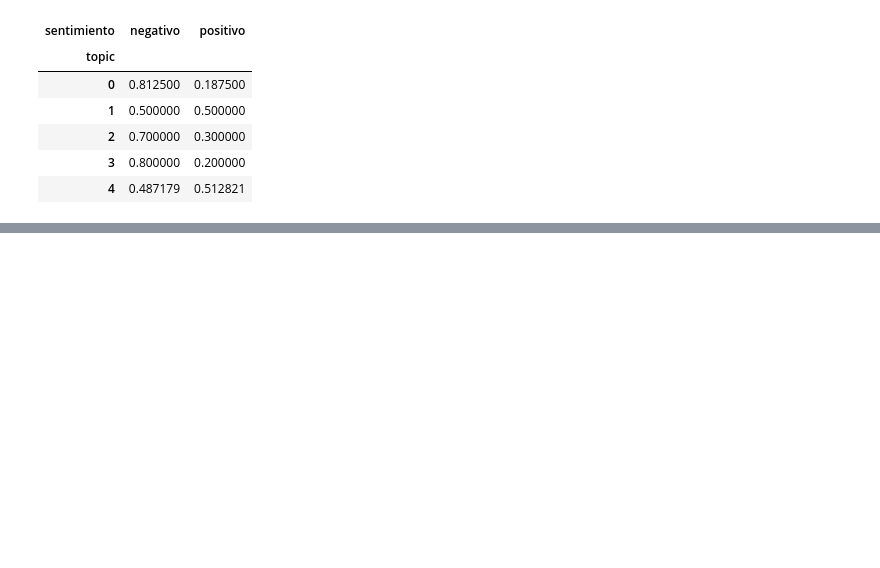
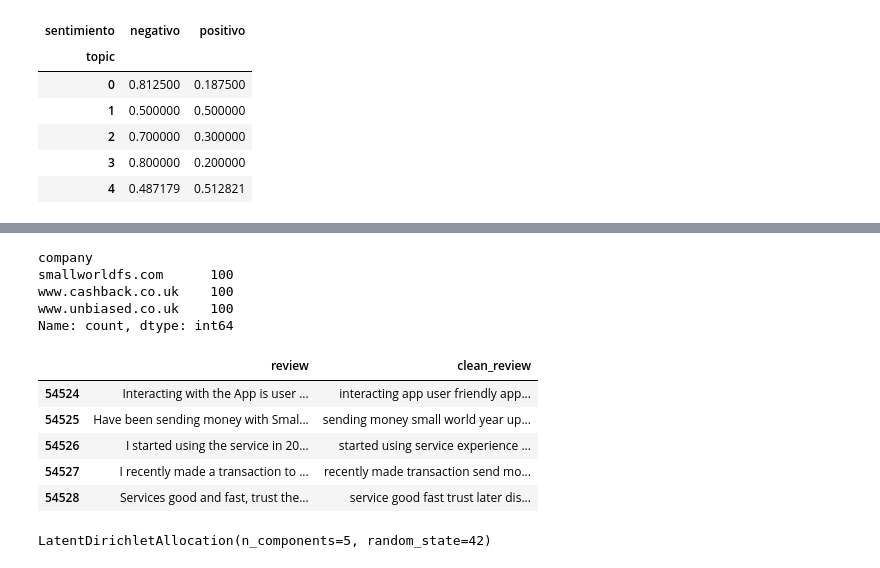
Before and after one commit to pepetorres80/trustpilot-nlp-project, a Jupyter notebook: notebooks/01_exploracion_y_seleccion_empresa.ipynb, the cells around one changed output, grey strips where cells are left out. Saved outputs shown, nothing was run; the diff lists cells and outputs as text; code cells hidden in the pictures; blank space fills up the shorter version.

```diff
--- a/notebooks/01_exploracion_y_seleccion_empresa.ipynb
+++ b/notebooks/01_exploracion_y_seleccion_empresa.ipynb
@@ -387,0 +465,34 @@ Se recomienda:
+# %%
+# Obtener sector
+sector = df_empresa["category"].iloc[0]
+
+# Filtrar sector
+df_sector = df[df["category"] == sector].copy()
+
+# Selección de competidores
+competidores = [
+    "www.cashback.co.uk",
+    "smallworldfs.com",
+    "www.unbiased.co.uk"
+]
+
+df_comp = df_sector[df_sector["company"].isin(competidores)].copy()
+
+df_comp["company"].value_counts()
+# %% [output]
+company
+smallworldfs.com      100
+www.cashback.co.uk    100
+www.unbiased.co.uk    100
+Name: count, dtype: int64
+# %%
+df_comp.loc[:, "clean_review"] = df_comp["review"].apply(limpiar_texto)
+
+df_comp[["review", "clean_review"]].head()
+# %% [output]
+|  | review | clean_review |
+| 54524 | Interacting with the App is user ... | interacting app user friendly app... |
+| 54525 | Have been sending money with Smal... | sending money small world year up... |
+| 54526 | I started using the service in 20... | started using service experience ... |
+| 54527 | I recently made a transaction to ... | recently made transaction send mo... |
+| 54528 | Services good and fast, trust the... | service good fast trust later dis... |
@@ -387,0 +503,11 @@ Se recomienda:
+# %%
+from sklearn.feature_extraction.text import CountVectorizer
+from sklearn.decomposition import LatentDirichletAllocation
+
+vectorizer_comp = CountVectorizer(max_df=0.9, min_df=5)
+X_comp = vectorizer_comp.fit_transform(df_comp["clean_review"])
+
+lda_comp = LatentDirichletAllocation(n_components=5, random_state=42)
+lda_comp.fit(X_comp)
+# %% [output]
+LatentDirichletAllocation(n_components=5, random_state=42)
```
Also changed, not shown: parts of 18 cells of this notebook, 1 other file.
